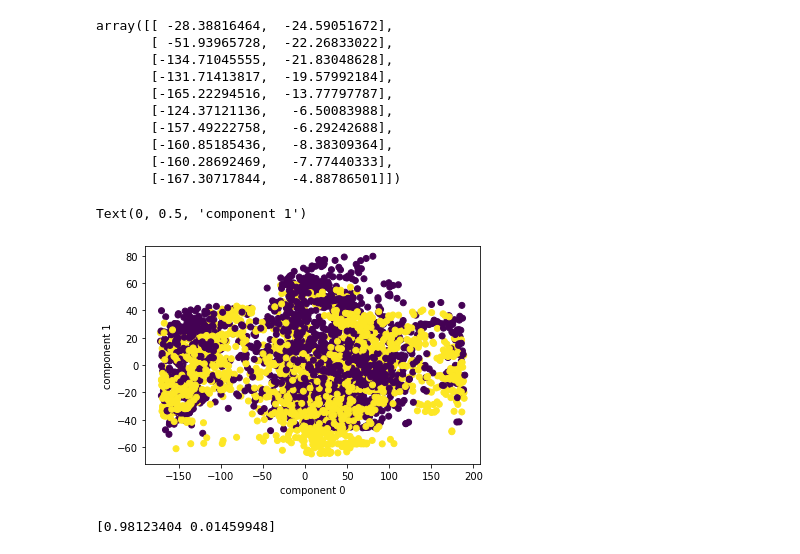
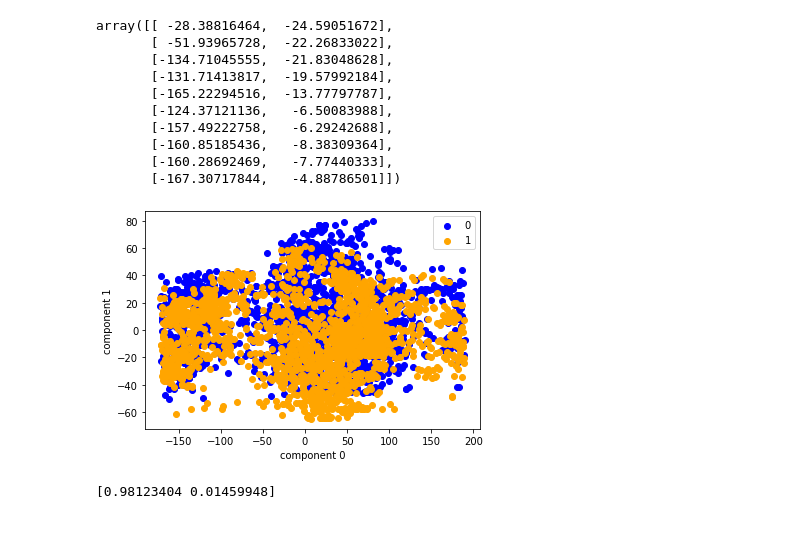
Before and after one commit to hwk0702/LG_ES_Variable_selection_Dimension_reduction, a Jupyter notebook: 03_Variable Extraction PCA & t-SNE.ipynb, the cells around one changed output. Saved outputs shown, nothing was run; the diff lists cells and outputs as text; code cells hidden in the pictures.

```diff
--- a/03_Variable Extraction PCA & t-SNE.ipynb
+++ b/03_Variable Extraction PCA & t-SNE.ipynb
@@ -176,12 +176,14 @@ array([[ -28.38816464,  -24.59051672],
        [-160.28692469,   -7.77440333],
        [-167.30717844,   -4.88786501]])
 # %%
-plt.scatter(weather_pc[:,0],weather_pc[:,1],c=weather_y_test)
+plt.scatter(weather_pc[weather_y_test==0, 0], weather_pc[weather_y_test==0, 1], c='blue', label='0')
+plt.scatter(weather_pc[weather_y_test==1, 0], weather_pc[weather_y_test==1, 1], c='orange', label='1')
 plt.xlabel('component 0')
 plt.ylabel('component 1')
+plt.legend()
+plt.show()
 # %% [output]
-Text(0, 0.5, 'component 1')
-[figure, old version]
+[figure, new version]
 # %%
 #malware 데이터 셋 PCA 결과, 정규화X
 pca = PCA(n_components=2)
```
Also changed, not shown: parts of 27 cells of this notebook, 2 other files.
